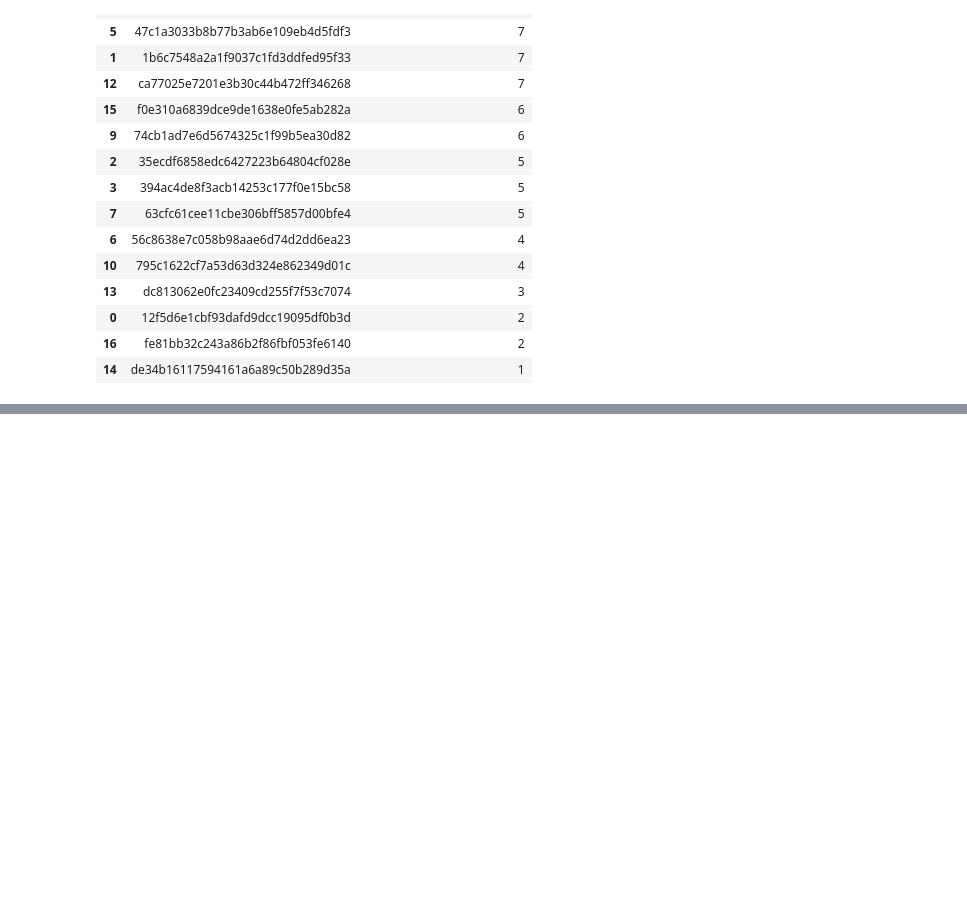
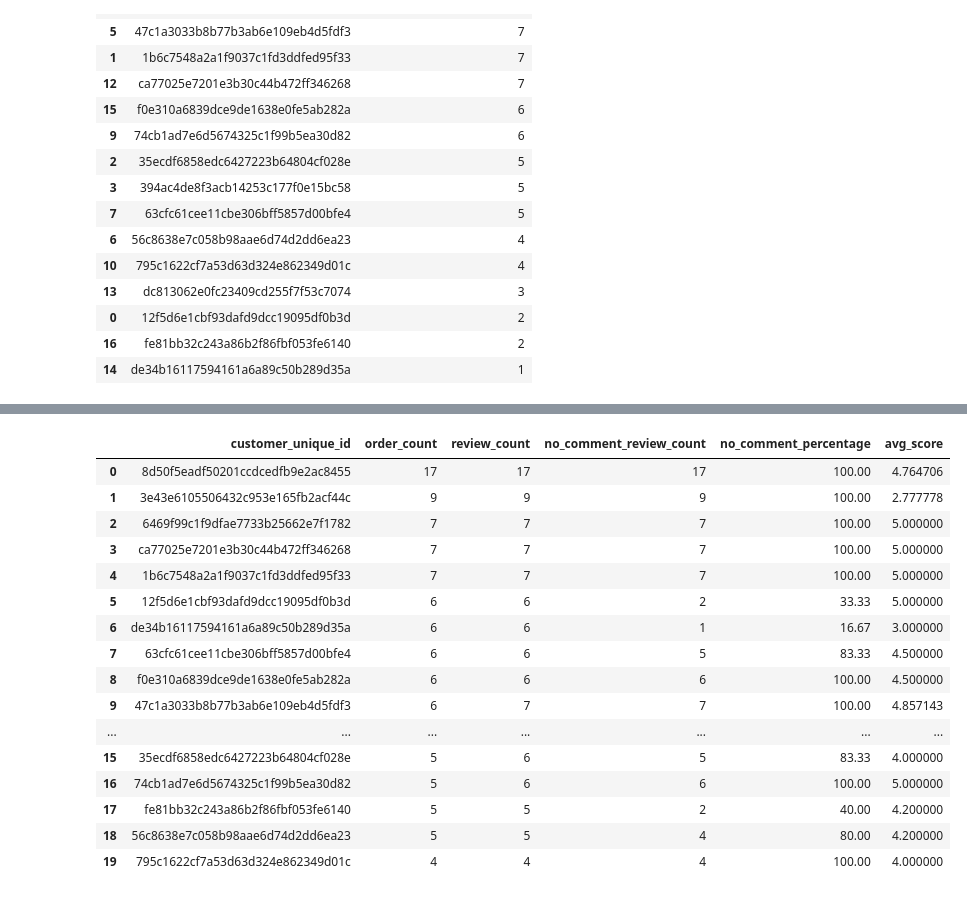
Before and after one commit to PurpleLobster31/ADA_analise_de_vendas, a Jupyter notebook: src/analise_vendas.ipynb, the cells around one changed output, grey strips where cells are left out. Saved outputs shown, nothing was run; the diff lists cells and outputs as text; code cells hidden in the pictures; blank space fills up the shorter version.

```diff
--- a/src/analise_vendas.ipynb
+++ b/src/analise_vendas.ipynb
@@ -681,0 +724,21 @@ df_top_20_info[mask]
+# %%
+df_top_20_info = df_top_20_info.merge(top_20_avg_score, on='customer_unique_id')
+df_top_20_info
+# %% [output]
+|  | customer_unique_id | order_count | review_count | no_comment_review_count | no_comment_percentage | avg_score |
+| 0 | 8d50f5eadf50201ccdcedfb9e2ac8455 | 17 | 17 | 17 | 100.00 | 4.764706 |
+| 1 | 3e43e6105506432c953e165fb2acf44c | 9 | 9 | 9 | 100.00 | 2.777778 |
+| 2 | 6469f99c1f9dfae7733b25662e7f1782 | 7 | 7 | 7 | 100.00 | 5.000000 |
+| 3 | ca77025e7201e3b30c44b472ff346268 | 7 | 7 | 7 | 100.00 | 5.000000 |
+| 4 | 1b6c7548a2a1f9037c1fd3ddfed95f33 | 7 | 7 | 7 | 100.00 | 5.000000 |
+| 5 | 12f5d6e1cbf93dafd9dcc19095df0b3d | 6 | 6 | 2 | 33.33 | 5.000000 |
+| 6 | de34b16117594161a6a89c50b289d35a | 6 | 6 | 1 | 16.67 | 3.000000 |
+| 7 | 63cfc61cee11cbe306bff5857d00bfe4 | 6 | 6 | 5 | 83.33 | 4.500000 |
+| 8 | f0e310a6839dce9de1638e0fe5ab282a | 6 | 6 | 6 | 100.00 | 4.500000 |
+| 9 | 47c1a3033b8b77b3ab6e109eb4d5fdf3 | 6 | 7 | 7 | 100.00 | 4.857143 |
+| ... | ... | ... | ... | ... | ... | ... |
+| 15 | 35ecdf6858edc6427223b64804cf028e | 5 | 6 | 5 | 83.33 | 4.000000 |
+| 16 | 74cb1ad7e6d5674325c1f99b5ea30d82 | 5 | 6 | 6 | 100.00 | 5.000000 |
+| 17 | fe81bb32c243a86b2f86fbf053fe6140 | 5 | 5 | 2 | 40.00 | 4.200000 |
+| 18 | 56c8638e7c058b98aae6d74d2dd6ea23 | 5 | 5 | 4 | 80.00 | 4.200000 |
+| 19 | 795c1622cf7a53d63d324e862349d01c | 4 | 4 | 4 | 100.00 | 4.000000 |
```
Also changed, not shown: parts of 14 cells of this notebook.
